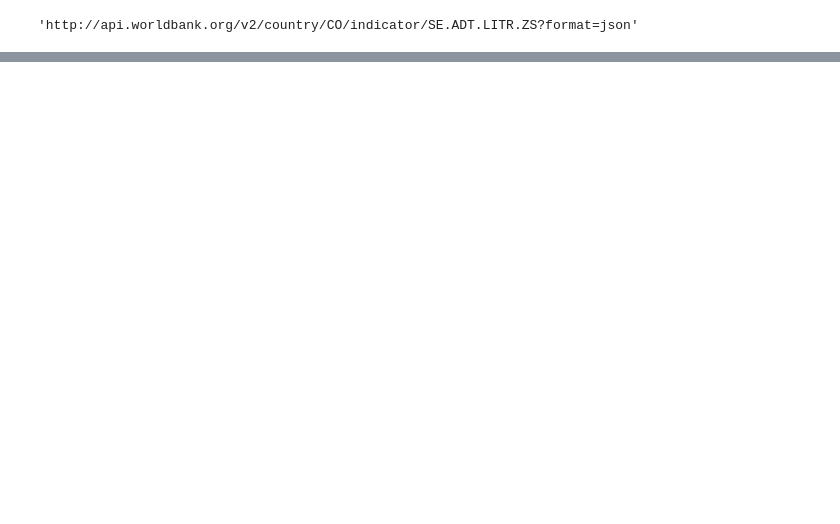
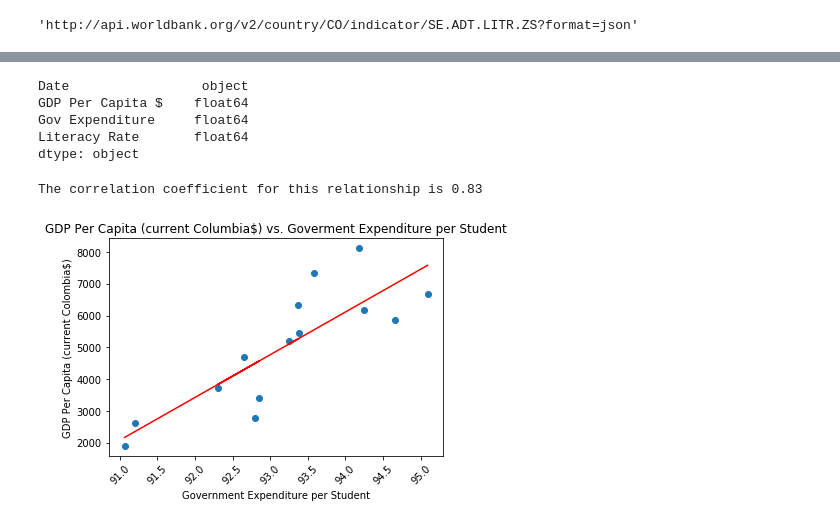
Before and after one commit to tbarger6/project-one, a Jupyter notebook: Colombia_GDP_GovExp_Literacy.ipynb, the cells around one changed output, grey strips where cells are left out. Cells and saved outputs as stored; diff of their text form; code cells hidden in the pictures; blank space fills up the shorter version.

```diff
--- a/Colombia_GDP_GovExp_Literacy.ipynb
+++ b/Colombia_GDP_GovExp_Literacy.ipynb
@@ -191,0 +250,3 @@ response3 = requests.get(request_url).json()
+# %%
+first_merge = pd.merge(colombia_gdp, colombia_govexp, on="date", how="inner")
+first_merge
@@ -191,0 +271,3 @@ response3 = requests.get(request_url).json()
+# %%
+merge_table = pd.merge(first_merge, colombia_literacy, on="date", how="inner")
+merge_table
@@ -191,0 +292,4 @@ response3 = requests.get(request_url).json()
+# %%
+# Clean the data
+merge_table = merge_table.rename(columns = {"date": "Date", "value_x": "GDP Per Capita $", "value_y": "Gov Expenditure", "value": "Literacy Rate"})
+merge_table
@@ -191,0 +314,3 @@ response3 = requests.get(request_url).json()
+# %%
+merge_table = merge_table.dropna()
+merge_table
@@ -191,0 +333,9 @@ response3 = requests.get(request_url).json()
+# %%
+#Verify the values are numeric
+merge_table.dtypes
+# %% [output]
+Date                 object
+GDP Per Capita $    float64
+Gov Expenditure     float64
+Literacy Rate       float64
+dtype: object
@@ -191,0 +346,23 @@ response3 = requests.get(request_url).json()
+# %%
+
+# Add the linear regression equation and line to scatter plot
+x_values = merge_table['Gov Expenditure']
+y_values = merge_table['GDP Per Capita $']
+(slope, intercept, rvalue, pvalue, stderr) = linregress(x_values, y_values)
+regress_values = x_values * slope + intercept
+line_eq = "y = " + str(round(slope,2)) + "x + " + str(round(intercept,2))
+plt.scatter(x_values,y_values)
+plt.xticks(rotation=45)
+plt.plot(x_values,regress_values,"r-")
+plt.title('GDP Per Capita (current Columbia$) vs. Goverment Expenditure per Student')
+plt.xlabel('Government Expenditure per Student')
+plt.ylabel('GDP Per Capita (current Colombia$)')
+#Turn off the scientific notation (ie8)
+plt.ticklabel_format(style="Plain")
+# Calculate the correlation coefficient between the two variables
+print(f"The correlation coefficient for this relationship is {round(st.pearsonr(x_values,y_values)[0],2)}")
+plt.savefig("GDPvsGovExpPerStudent.png")
+plt.show()
+# %% [output]
+The correlation coefficient for this relationship is 0.83
+[figure, added]
```
Also changed, not shown: parts of 12 cells of this notebook, 2 other files.
